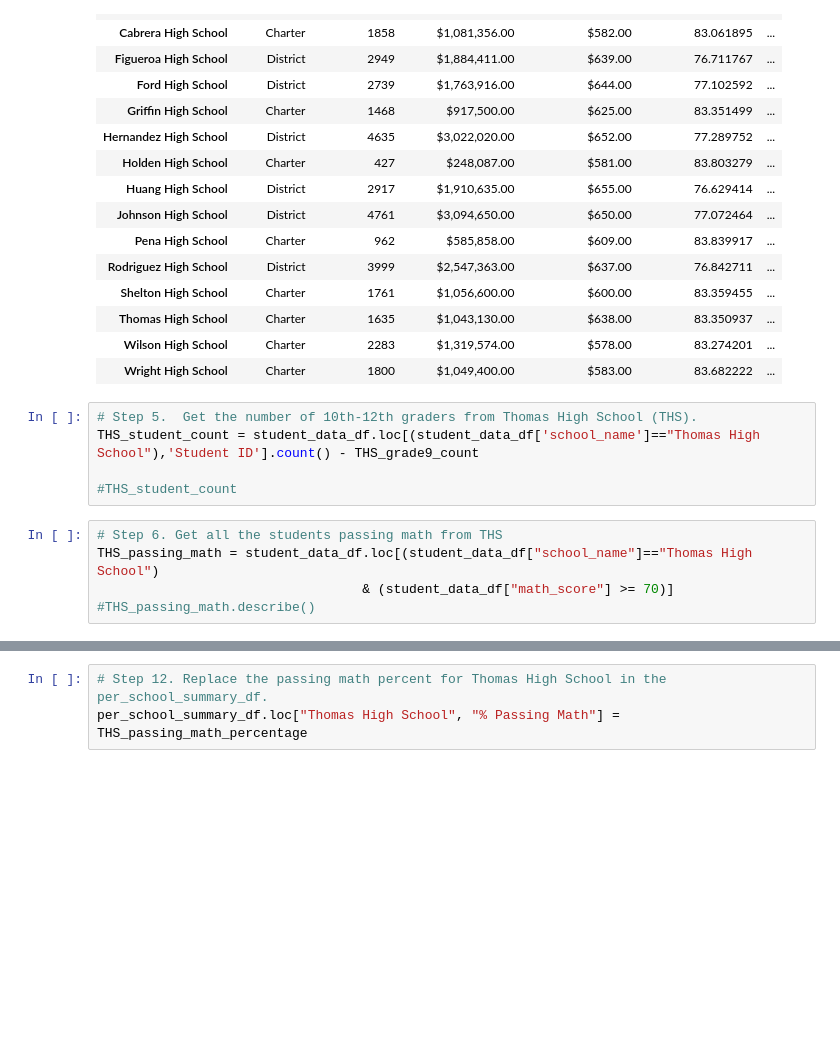
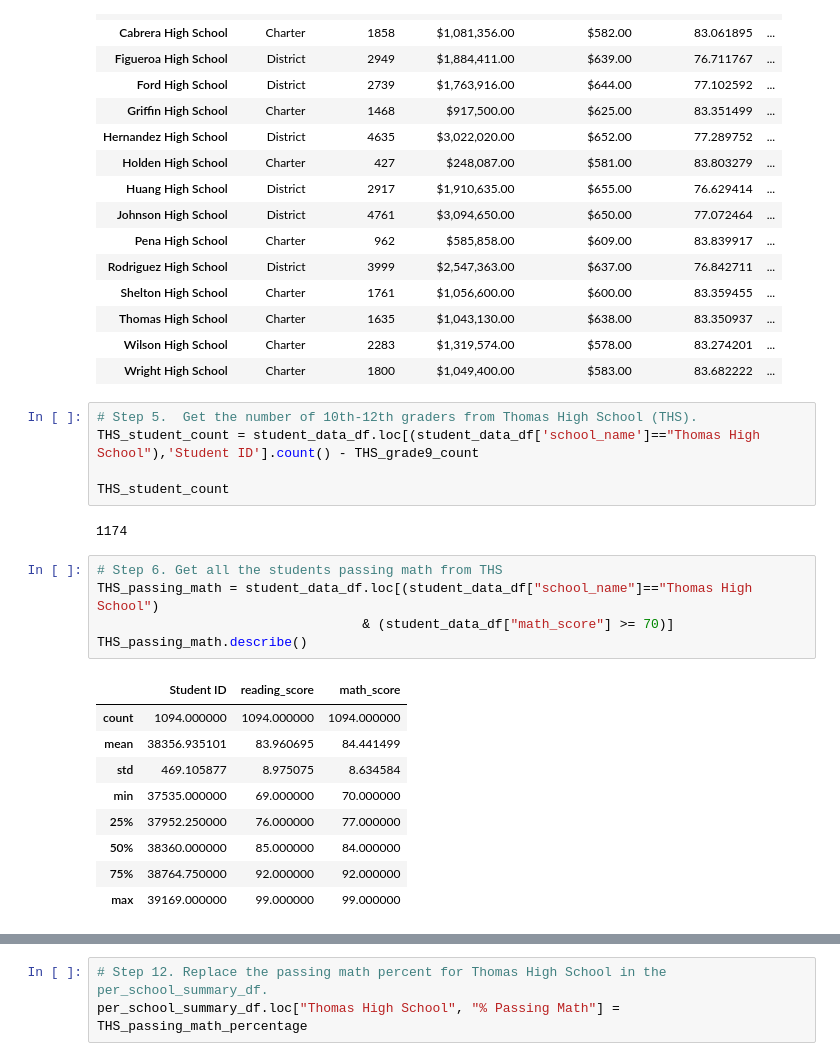
Before and after one commit to brendan-oi/School_District_Analysis, a Jupyter notebook: PyCitySchools_Challenge.ipynb, the cells around one changed output, grey strips where cells are left out. Cells and saved outputs as stored; diff of their text form; blank space fills up the shorter version.

```diff
--- a/PyCitySchools_Challenge.ipynb
+++ b/PyCitySchools_Challenge.ipynb
@@ -244,12 +255,24 @@ per_school_summary_df
 # Step 5.  Get the number of 10th-12th graders from Thomas High School (THS).
 THS_student_count = student_data_df.loc[(student_data_df['school_name']=="Thomas High School"),'Student ID'].count() - THS_grade9_count
 
-#THS_student_count
+THS_student_count
+# %% [output]
+1174
 # %%
 # Step 6. Get all the students passing math from THS
 THS_passing_math = student_data_df.loc[(student_data_df["school_name"]=="Thomas High School")
                                   & (student_data_df["math_score"] >= 70)]
-#THS_passing_math.describe()
+THS_passing_math.describe()
+# %% [output]
+|  | Student ID | reading_score | math_score |
+| count | 1094.000000 | 1094.000000 | 1094.000000 |
+| mean | 38356.935101 | 83.960695 | 84.441499 |
+| std | 469.105877 | 8.975075 | 8.634584 |
+| min | 37535.000000 | 69.000000 | 70.000000 |
+| 25% | 37952.250000 | 76.000000 | 77.000000 |
+| 50% | 38360.000000 | 85.000000 | 84.000000 |
+| 75% | 38764.750000 | 92.000000 | 92.000000 |
+| max | 39169.000000 | 99.000000 | 99.000000 |
 # %%
 # Step 7. Get all the students passing reading from THS
 THS_passing_reading = student_data_df.loc[(student_data_df["school_name"]=="Thomas High School")
```
Also changed, not shown: parts of 15 cells of this notebook.
